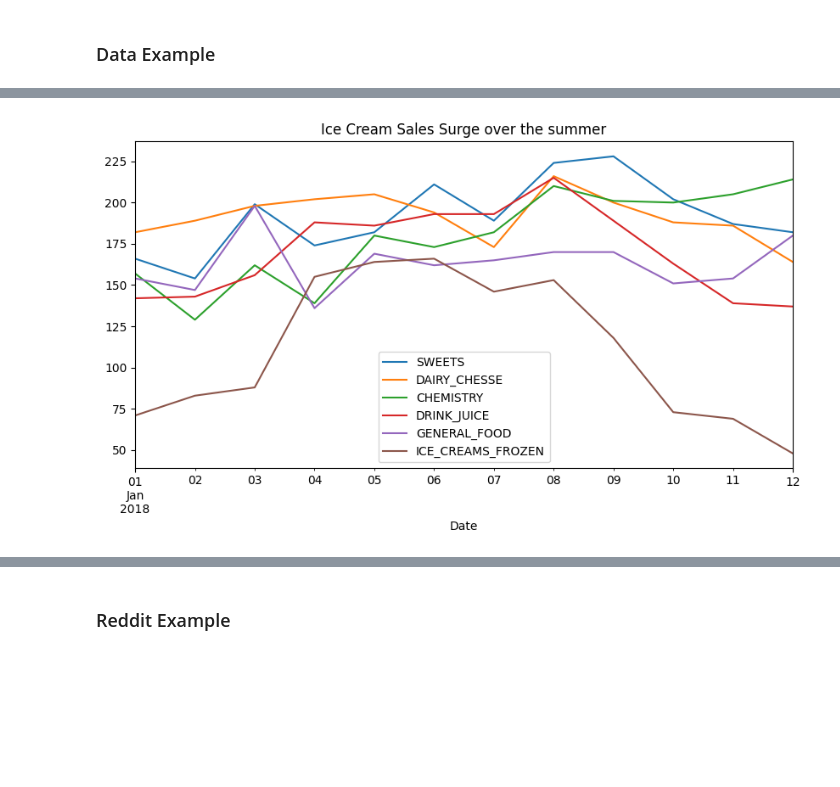
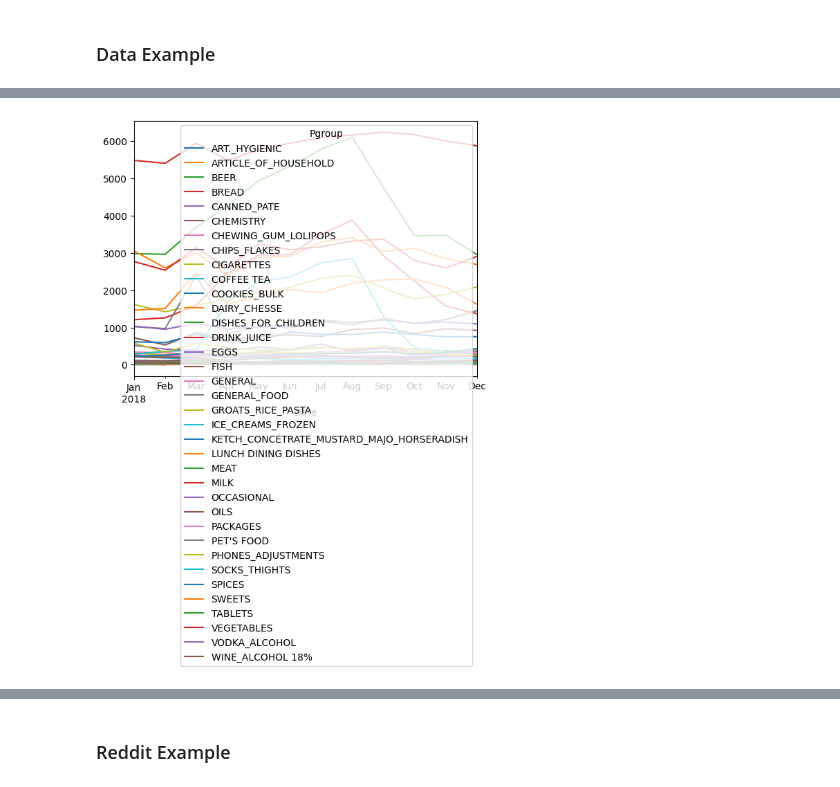
Before and after one commit to JoseACortes/datathon-workshop, a Jupyter notebook: workshop.ipynb, the cells around one changed output, grey strips where cells are left out. Saved outputs shown, nothing was run; the diff lists cells and outputs as text; code cells hidden in the pictures; blank space fills up the shorter version.

```diff
--- a/workshop.ipynb
+++ b/workshop.ipynb
@@ -187,19 +181,5 @@ plt.show()
-# %%
-sales.groupby('Date').Pgroup.value_counts().unstack()
-# now only plot the top 5
-top_n = 6
-top_products = sales.Pgroup.value_counts().index[:top_n]
-_sales = sales[sales.Pgroup.isin(top_products)].groupby('Date').Pgroup.value_counts().unstack()#.plot()
-
-# plot in matplotlib
-fig, ax = plt.subplots(figsize=(10, 5))
-for product in top_products:
-    _sales[product].plot(ax=ax, label=product)
-plt.legend()
-plt.title('Ice Cream Sales Surge over the summer')
-# put a line at the start of summer
-plt.axvline(pd.to_datetime('2018-06-21'), color='r', linestyle='--')
-
-plt.show()
-# %% [output]
-[figure, removed]
+# %%
+sales.groupby(['Date', 'Pgroup']).Pquantity.sum().unstack().reset_index().set_index('Date').plot()
+plt.show()
+# %% [output]
+[figure, added]
```
Also changed, not shown: parts of 36 cells of this notebook, 3 other files.
